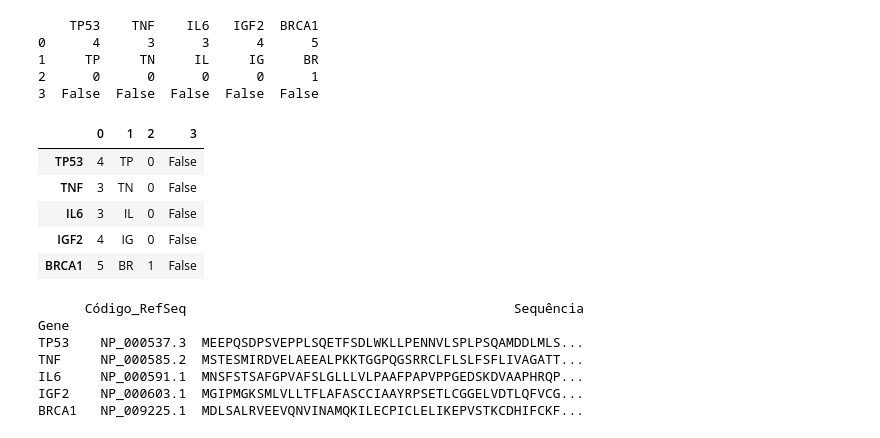
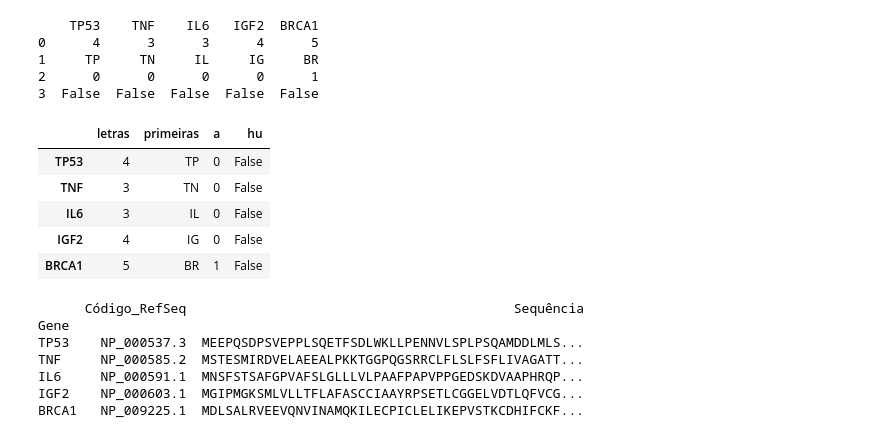
Before and after one commit to zemsacional/Aulas_Python, a Jupyter notebook: exercício_aula15_Zem.ipynb, the cells around one changed output. Drawn from its saved outputs; the diff is of its cells as text; code cells hidden in the pictures.

```diff
--- a/exercício_aula15_Zem.ipynb
+++ b/exercício_aula15_Zem.ipynb
@@ -17,9 +17,18 @@ print(df_uso_excessivo)
 2      0      0      0      0      1
 3  False  False  False  False  False
 # %%
-df_uso_excessivo.T
+df_uso_excessivo = df_uso_excessivo.transpose()
+
+df_uso_excessivo.rename(columns={
+    0: 'letras',
+    1: 'primeiras',
+    2: 'a',
+    3: 'hu'
+    }, inplace=True)
+
+df_uso_excessivo
 # %% [output]
-|  | 0 | 1 | 2 | 3 |
+|  | letras | primeiras | a | hu |
 | TP53 | 4 | TP | 0 | False |
 | TNF | 3 | TN | 0 | False |
 | IL6 | 3 | IL | 0 | False |
```
Also changed, not shown: parts of 6 cells of this notebook.
